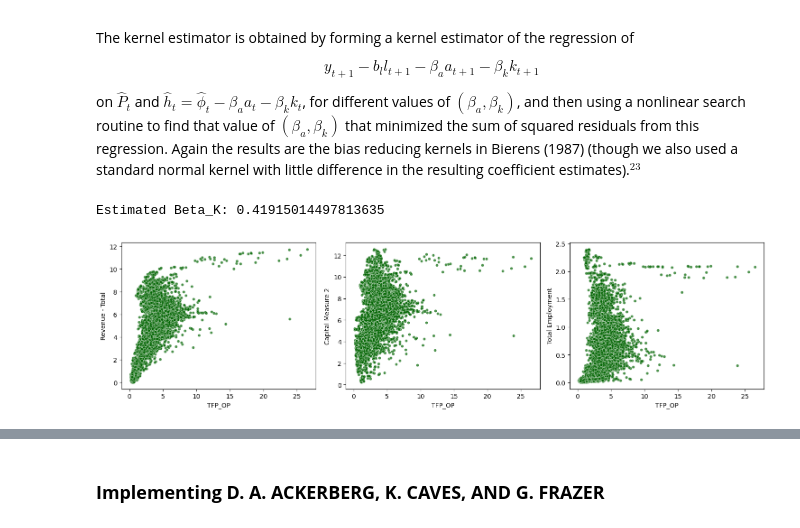
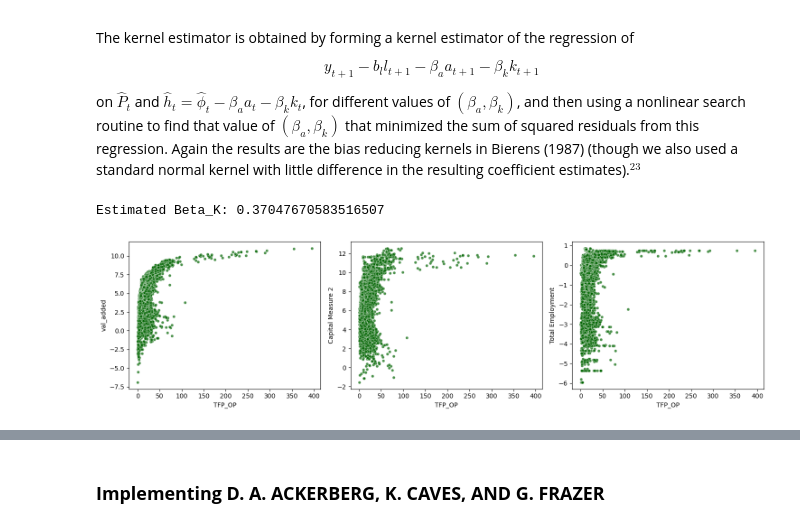
Before and after one commit to alexanderhperalta/ml-production-function, a Jupyter notebook: Analysis/estimating_capital.ipynb, the cells around one changed output, grey strips where cells are left out. Saved outputs shown, nothing was run; the diff lists cells and outputs as text; code cells hidden in the pictures.

```diff
--- a/Analysis/estimating_capital.ipynb
+++ b/Analysis/estimating_capital.ipynb
@@ -587,3 +521 @@ capital_measure = 'Capital Measure 2'
-# %%
-df_OP = df_OP.dropna(subset=['Capital Expenditure', capital_measure, 'Revenue - Total']).reset_index(drop=True)
 # %%
@@ -744,13 +660,9 @@ $$
 
 on $\hat{P}_t$ and $\hat{h}_t = \hat{\phi}_t - \beta_a a_t - \beta_k k_t$, for different values of $(\beta_a, \beta_k)$, and then using a nonlinear search routine to find that value of $(\beta_a, \beta_k)$ that minimized the sum of squared residuals from this regression. Again the results are the bias reducing kernels in Bierens (1987) (though we also used a standard normal kernel with little difference in the resulting coefficient estimates).$^{23}$
 # %%
-from scipy.optimize import minimize_scalar
-
-# Drop missing rows for the second stage
 df_2nd = df_OP.dropna(subset=['y_next', 'k_next', 'l_next',
                               'phi_hat', 'survival_prob', capital_measure]).copy()
 
-# Variables
 Y_next = df_2nd['y_next']
 L_next = df_2nd['l_next']
 K_next = df_2nd['k_next']
@@ -759,73 +671,56 @@ Phi_hat = df_2nd['phi_hat']
 P_hat = df_2nd['survival_prob']
 beta_l_hat = beta_l # From Stage 1
 
-# Define the Objective Function for NLLS
-def nlls_objective(beta_k_guess):
-    # 1. Construct the dependent variable: y_{t+1} - beta_l * l_{t+1}
+def nlls_objective(params):
+    beta_k_guess = params
     lhs = Y_next - (beta_l_hat * L_next)
-
-    # 2. Construct the term inside g(): h_t = phi_t - beta_k * k_t
     h_hat = Phi_hat - (beta_k_guess * K_curr)
-
-    # 3. Create Polynomial features for g(P_t, h_t)
-    # We use a 3rd degree polynomial approximation for the unknown function g()
-    # Stack P_hat and h_hat to create interaction terms
+    # polynomial in (P_hat, h_hat)
     X_g = np.column_stack((P_hat, h_hat))
-    poly = PolynomialFeatures(degree=3, include_bias=True)
+    poly = PolynomialFeatures(degree=4, include_bias=True)
     X_poly = poly.fit_transform(X_g)
-
-    # 4. The regression equation is: (LHS - beta_k * K_{t+1}) = g(P, h) + error
-    # We treat (LHS - beta_k * K_{t+1}) as the target for the polynomial to fit
-    target_for_g = lhs - (beta_k_guess * K_next)
-
-    # 5. Estimate the polynomial coefficients (gammas) via OLS
-    # (We don't need the coeffs, just the residuals)
-    model = sm.OLS(target_for_g, X_poly).fit()
-
-    # 6. Return Sum of Squared Residuals
+    target = lhs - (beta_k_guess * K_next)
+    model = sm.OLS(target, X_poly).fit()
     return model.ssr
 
-# Optimize to find beta_k
-# We assume beta_k is likely between 0 and 1 for stability
+# Assume beta_k is likely between 0 and 1 for stability
 result = minimize_scalar(nlls_objective, bounds=(0.0, 1.0), method='bounded')
 
 beta_k_final = result.x
 print(f"Estimated Beta_K: {beta_k_final}")
 
-# Update dataframe with final TFP using the consistent parameters
-df_OP['TFP_OP'] = np.exp(df_OP['Revenue - Total'] -
+# Update dataframe with final TFP
+df_OP['TFP_OP'] = np.exp(df_OP['val_added'] -
                         (beta_l_hat * df_OP['Total Employment']) -
                         (beta_k_final * df_OP[capital_measure]))
 # %% [output]
-Estimated Beta_K: 0.41915014497813635
+Estimated Beta_K: 0.37047670583516507
 # %%
-import seaborn as sns
-
-pair_plot_df = df_OP[['Revenue - Total',
+pair_plot_df = df_OP[['val_added',
                       'Capital Measure 2',
                       'Total Employment',
                       'TFP_OP']]
 
 pair_plot_df = pair_plot_df.reset_index()
 pair_plot_df.drop(columns={'index'}, inplace=True)
 
 main_var = 'TFP_OP'
 other_vars = [col for col in pair_plot_df.columns if col != main_var]
 
 fig, axes = plt.subplots(1, len(other_vars), figsize=(5 * len(other_vars), 4))
 if len(other_vars) == 1:
-    axes = [axes]  # make iterable
+    axes = [axes]
 
 for ax, var in zip(axes, other_vars):
 
     sns.scatterplot(x=pair_plot_df[main_var], y=pair_plot_df[var], alpha=0.7, s=20, color='darkgreen', ax=ax)
     ax.set_xlabel(main_var)
     ax.set_ylabel(var)
 
 plt.tight_layout()
 plt.show()
 # %% [output]
-[figure, old version]
+[figure, new version]
 # %%
 df_OP.dropna(subset='time', inplace=True)
 # %%
```
Also changed, not shown: parts of 52 cells of this notebook, 1 other file.
